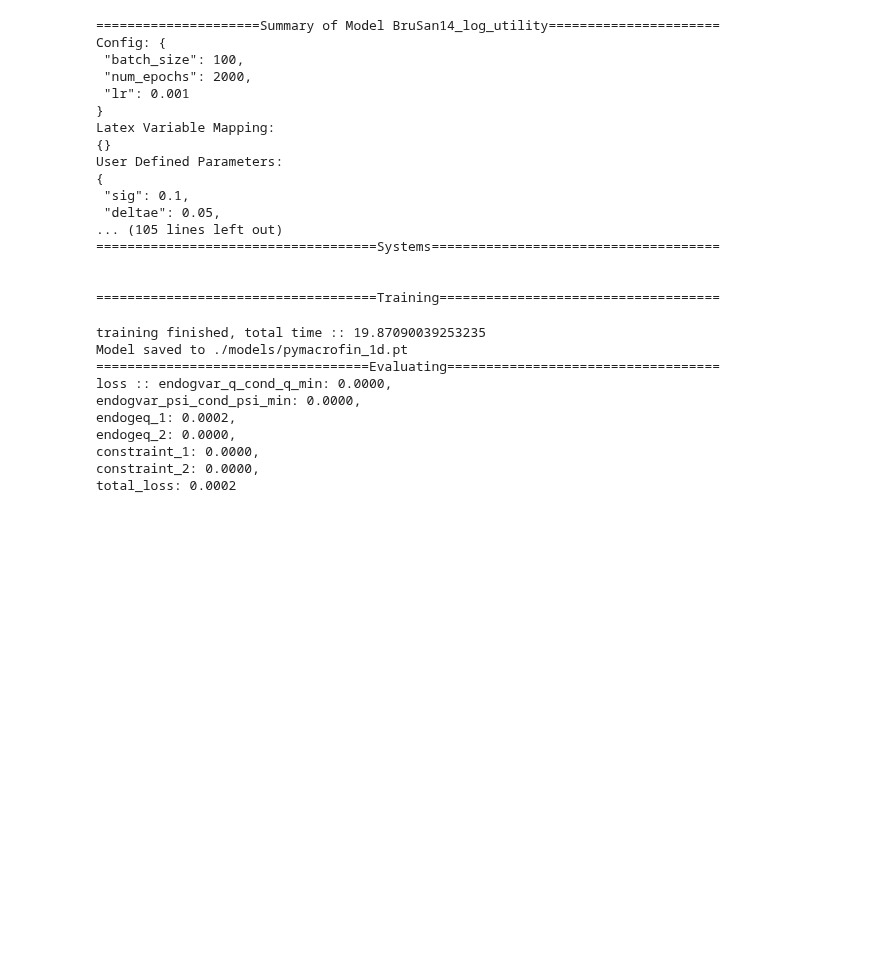
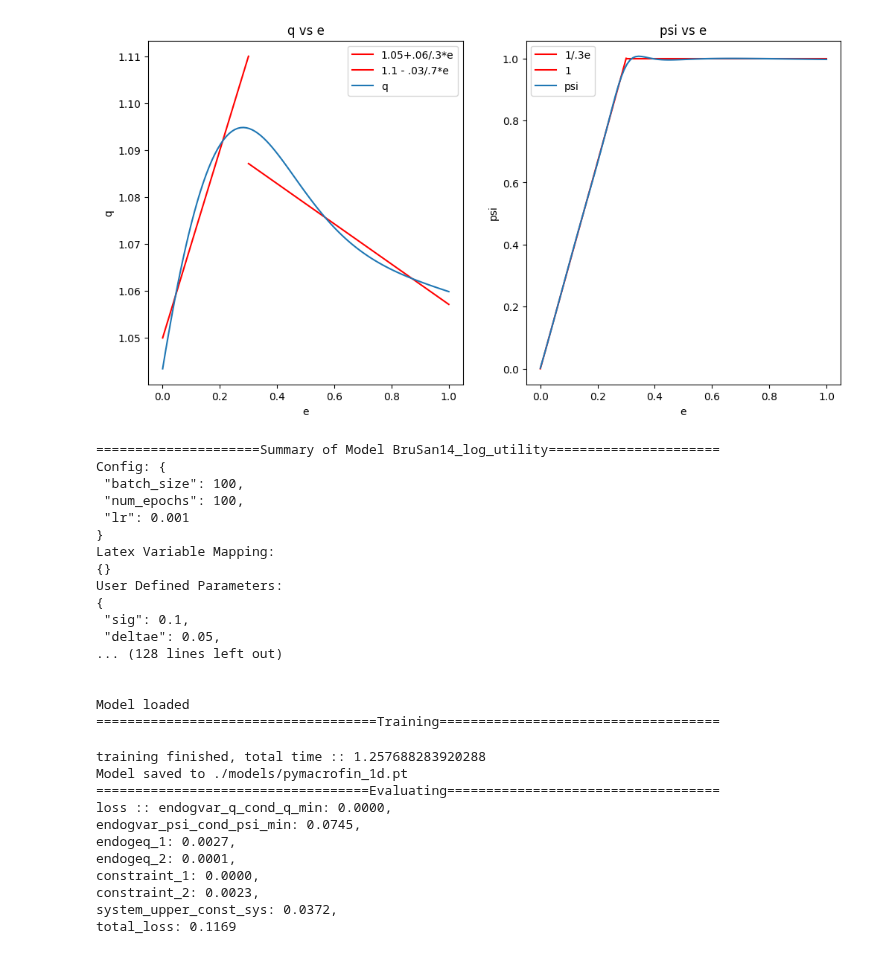
Before and after one commit to rotmanfinhub/deep-macrofin, a Jupyter notebook: examples/pymacrofin_eg/1d_problem.ipynb, the cells around one changed output. Cells and saved outputs as stored; diff of their text form; code cells hidden in the pictures; blank space fills up the shorter version.

```diff
--- a/examples/pymacrofin_eg/1d_problem.ipynb
+++ b/examples/pymacrofin_eg/1d_problem.ipynb
@@ -148,0 +107,31 @@ from deepMacroFin import ActivationType, Comparator, EndogVar, EndogVarCondition
+# %%
+# try to fit the initial guess
+pde_model = PDEModel("BruSan14_log_utility", {"num_epochs": 5000})
+pde_model.set_state(["e"], {"e": [0., 1.]})
+pde_model.add_endogs(["q", "psi"])
+pde_model.add_params({
+    "sig": .1,
+    "deltae": .05,
+    "deltah": .05,
+    "rho": .06,
+    "r": .05,
+    "ae": .11,
+    "ah": .07,
+    "kappa": 2,
+})
+sys1 = System([Constraint("e", Comparator.LT, "0.3", label="smaller")], "sys1")
+sys1.add_endog_equation("q=1.05+.06/.3*e")
+sys1.add_endog_equation("psi = 1/.3*e")
+sys2 = System([Constraint("e", Comparator.GEQ, "0.3", label="smaller")], "sys2")
+sys2.add_endog_equation("q=1.1 - .03/.7*e")
+sys2.add_endog_equation("psi = 1")
+pde_model.add_system(sys1)
+pde_model.add_system(sys2)
+
+print(pde_model)
+if not os.path.exists("./models/pymacrofin_1d_init.pt"):
+    pde_model.train_model("./models", "pymacrofin_1d_init.pt", True)
+    pde_model.eval_model(True)
+else:
+    pde_model.load_model(torch.load("./models/pymacrofin_1d_init.pt"))
+    pde_model.eval_model(True)
@@ -149,5 +162,21 @@ from deepMacroFin import ActivationType, Comparator, EndogVar, EndogVarCondition
+# %%
+fig, ax = plt.subplots(1, 2, figsize=(12, 6))
+e = np.linspace(0, 1)
+e1 = np.linspace(0, 0.3)
+e2 = np.linspace(0.3, 1)
+ax[0].plot(e1, 1.05+0.06/0.3*e1, label="1.05+.06/.3*e", color="red")
+ax[0].plot(e2, 1.1 - .03/.7*e2, label="1.1 - .03/.7*e", color="red")
+ax[1].plot(e1, 1/.3*e1, label="1/.3e", color="red")
+ax[1].plot(e2, np.ones_like(e2), label="1", color="red")
+# ax[2].plot(x, (-4 + 8 * x) * np.exp(-2*x), label="(-4+8x)e^{-2x}")
+pde_model.endog_vars["q"].plot("q", {"e": [0, 1]}, ax=ax[0])
+pde_model.endog_vars["psi"].plot("psi", {"e": [0, 1]}, ax=ax[1])
+plt.subplots_adjust()
+plt.show()
+# %% [output]
+[figure, added]
 # %%
-pde_model = PDEModel("BruSan14_log_utility", {"num_epochs": 2000})
+pde_model = PDEModel("BruSan14_log_utility", {"num_epochs": 100})
 pde_model.set_state(["e"], {"e": [0., 1.]})
 pde_model.add_endogs(["q", "psi"])
 pde_model.add_params({
@@ -183,8 +212,15 @@ pde_model.add_endog_equation("(psi-e)*q_e - q*(1-sig/(sig+sigq))=0")
 pde_model.add_constraint("psi", Comparator.GEQ, "0")
 pde_model.add_constraint("psi", Comparator.LEQ, "1")
 
+sys = System([Constraint("psi", Comparator.LEQ, "1", "upper_const")], "upper_const_sys")
+sys.add_equation("sigq = sig/(1-(psi-e)*q_e/q) - sig")
+sys.add_endog_equation("1-psi=0")
+sys.add_endog_equation("q*(r*(1-e)+rho*e) - ae + iota=0")
+pde_model.add_system(sys)
+
 print(pde_model)
 if not os.path.exists("./models/pymacrofin_1d.pt"):
+    pde_model.load_model(torch.load("./models/pymacrofin_1d_init.pt"))
     pde_model.train_model("./models", "pymacrofin_1d.pt", True)
     pde_model.eval_model(True)
 else:
@@ -194,7 +230,7 @@ else:
 =====================Summary of Model BruSan14_log_utility======================
 Config: {
  "batch_size": 100,
- "num_epochs": 2000,
+ "num_epochs": 100,
  "lr": 0.001
 }
 Latex Variable Mapping:
@@ -203,21 +239,22 @@ User Defined Parameters:
 {
  "sig": 0.1,
  "deltae": 0.05,
-... (105 lines left out)
-====================================Systems=====================================
+... (128 lines left out)
 
 
+Model loaded
 ====================================Training====================================
-training finished, total time :: 19.87090039253235
+training finished, total time :: 1.257688283920288
 Model saved to ./models/pymacrofin_1d.pt
 ===================================Evaluating===================================
 loss :: endogvar_q_cond_q_min: 0.0000,
-endogvar_psi_cond_psi_min: 0.0000,
-endogeq_1: 0.0002,
-endogeq_2: 0.0000,
+endogvar_psi_cond_psi_min: 0.0745,
+endogeq_1: 0.0027,
+endogeq_2: 0.0001,
 constraint_1: 0.0000,
-constraint_2: 0.0000,
-total_loss: 0.0002
+constraint_2: 0.0023,
+system_upper_const_sys: 0.0372,
+total_loss: 0.1169
 # %%
 fig, ax = plt.subplots(1, 2, figsize=(12, 6))
 e = np.linspace(0, 1)
```
Also changed, not shown: parts of 5 cells of this notebook, 2 other files.
